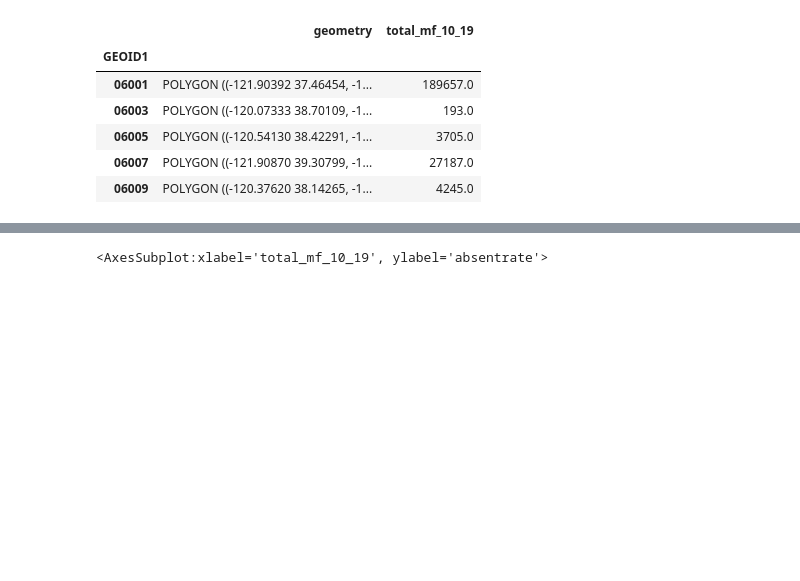
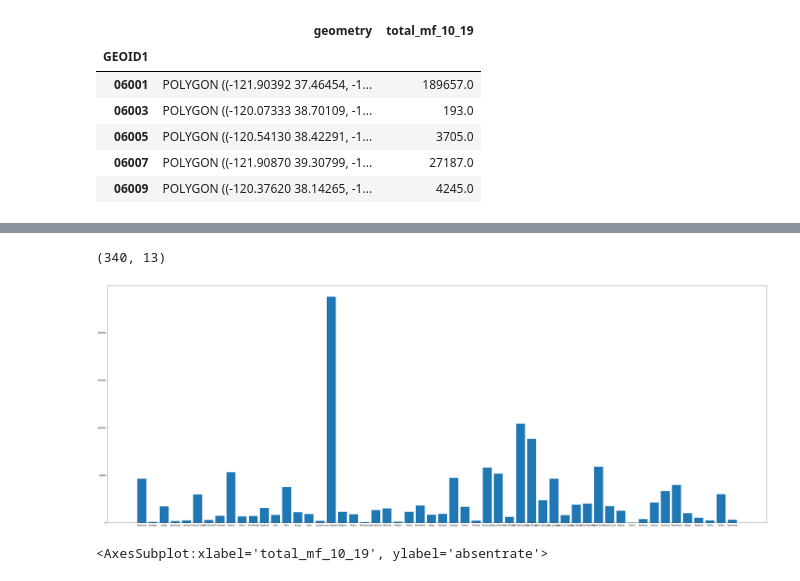
Before and after one commit to nnasr001/PBPL280S21Project1, a Jupyter notebook: school_attendance_income.ipynb, the cells around one changed output, grey strips where cells are left out. Saved outputs shown, nothing was run; the diff lists cells and outputs as text; code cells hidden in the pictures; blank space fills up the shorter version.

Commit message:
Added bar chart for school droput

```diff
--- a/school_attendance_income.ipynb
+++ b/school_attendance_income.ipynb
@@ -262,3 +262,7 @@ dmg_sch.head()
 | 06085 | POLYGON ((-121.47115 36.97797, -1... | 238587.0 | 65 | 06085 | 06085 | Santa Clara | CA | Santa Clara | ... |
 # %%
 dmg_sch.to_csv('school-demographic.csv')
+# %%
+dmg_sch.shape
+# %% [output]
+(340, 13)
@@ -265,3 +271,13 @@ dmg_sch.to_csv('school-demographic.csv')
+# %%
+countyname = sch['CountyName'].head(84)
+dropout = sch['Dropout (Rate)'].head(84)
+
+# Figure Size
+fig = plt.figure(figsize =(54, 20))
+plt.bar(countyname[0:54],dropout[0:54])
+plt.show()
+# %% [output]
+[figure, added]
 # %%
 sns.scatterplot(data=dmg_income, y="absentrate", x="total_mf_10_19")
 # %% [output]
```
Also changed, not shown: parts of 1 cell of this notebook.
